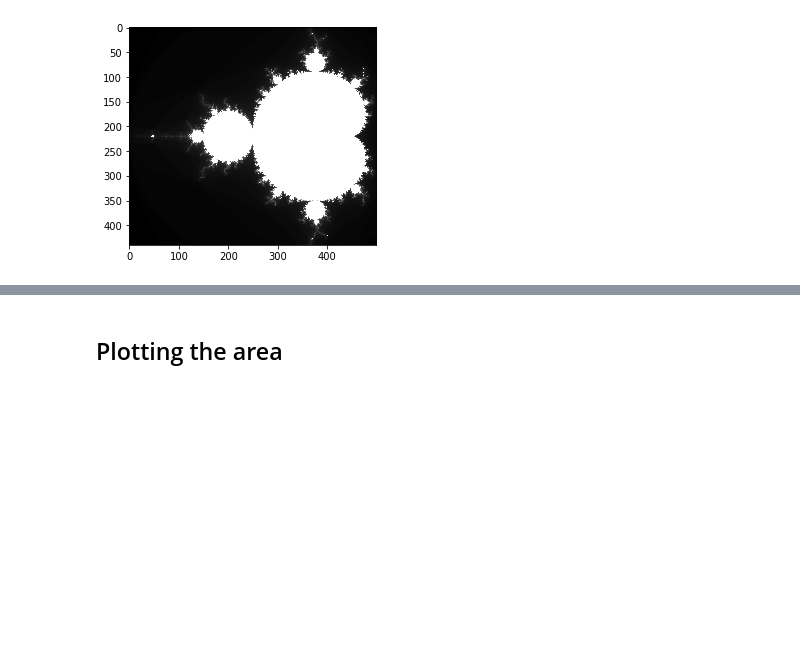
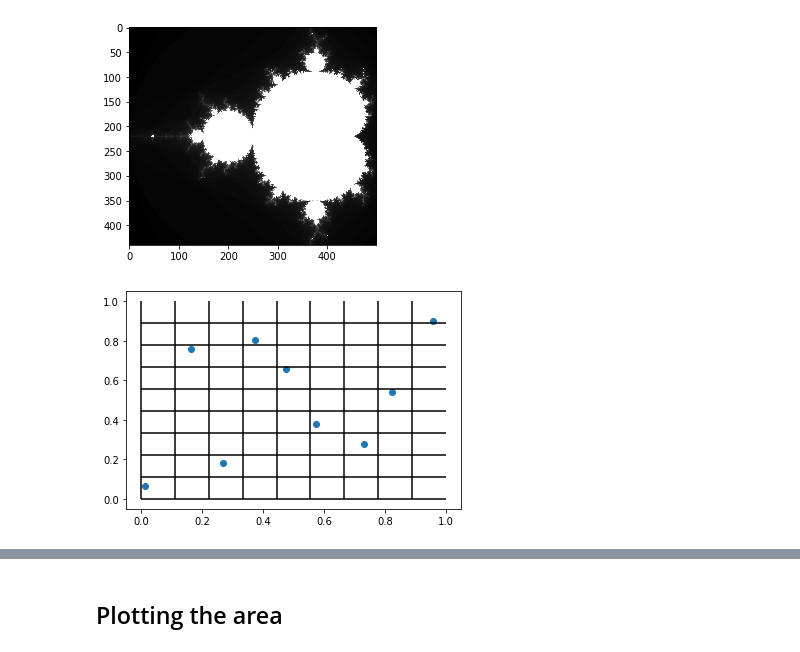
Before and after one commit to jurrew27/stochastic-simulation, a Jupyter notebook: Mandelbrot integration.ipynb, the cells around one changed output, grey strips where cells are left out. Saved outputs shown, nothing was run; the diff lists cells and outputs as text; code cells hidden in the pictures; blank space fills up the shorter version.

```diff
--- a/Mandelbrot integration.ipynb
+++ b/Mandelbrot integration.ipynb
@@ -55,6 +60,16 @@ def latin_hypercube_sampling(n_samples, n_dimensions=2):
     samples = np.random.random((n_samples, n_dimensions))
     perms = np.array([np.random.permutation(range(n_samples)) for _ in range(n_dimensions)]).T
     return (samples + perms) / n_samples
+# %%
+n = 3**2
+s = latin_hypercube_sampling(n)
+plt.figure()
+plt.hlines(np.arange(n)/n, 0, 1)
+plt.vlines(np.arange(n)/n, 0, 1)
+plt.scatter(s[:,0], s[:,1])
+plt.show()
+# %% [output]
+[figure, added]
 # %%
 def orthogonal_sampling(n_samples, n_dimensions=2):
     n_subspaces = np.sqrt(n_samples)
```
Also changed, not shown: parts of 17 cells of this notebook.
